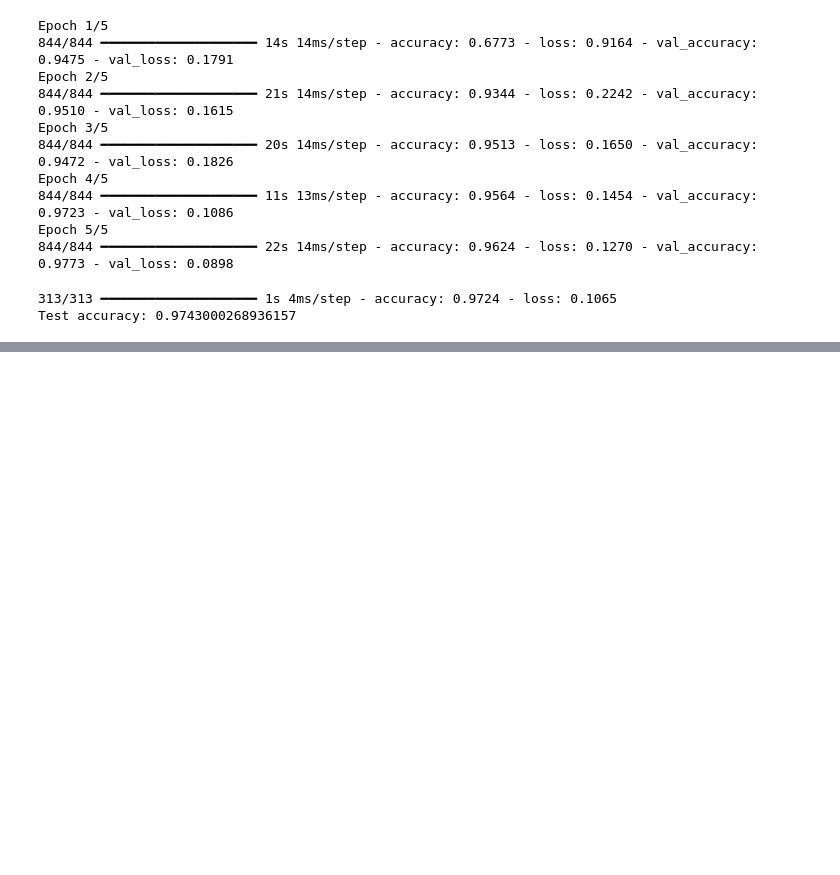
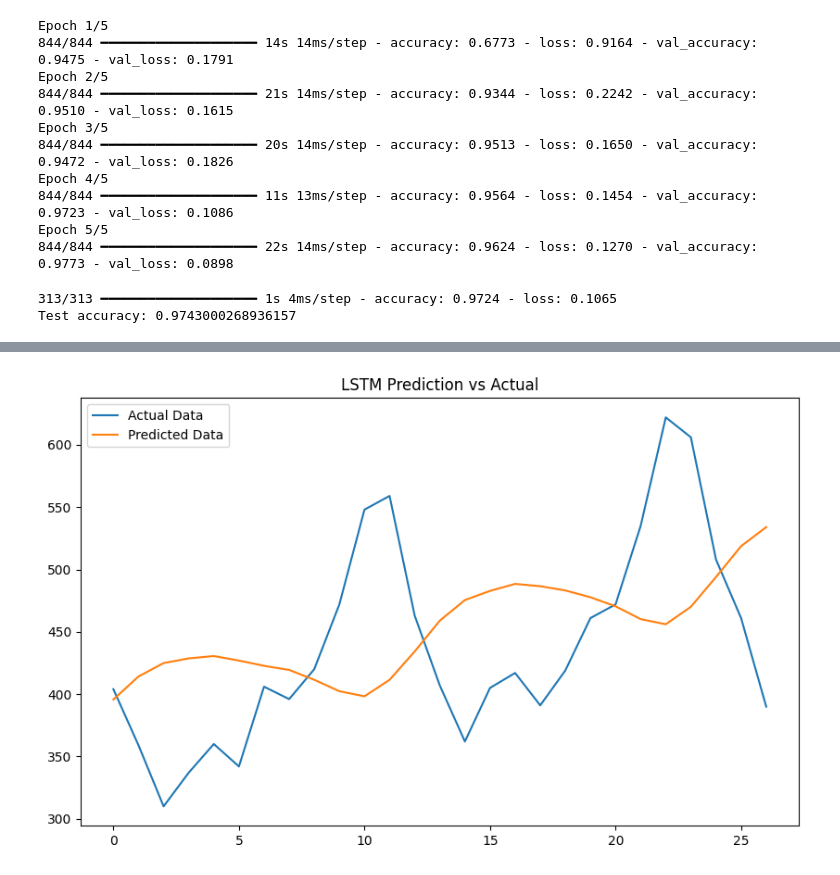
Before and after one commit to akhilmadarapu13/akhil-NLP-L38, a Jupyter notebook: nlp_lab_4.ipynb, the cells around one changed output, grey strips where cells are left out. Cells and saved outputs as stored; diff of their text form; code cells hidden in the pictures; blank space fills up the shorter version.

```diff
--- a/nlp_lab_4.ipynb
+++ b/nlp_lab_4.ipynb
@@ -57,0 +101,5 @@ Test accuracy: 0.9743000268936157
+# %%
+model.compile(optimizer='adam', loss='mean_squared_error')
+# %%
+# Train the model
+history = model.fit(X_train, y_train, epochs=20, batch_size=32, validation_split=0.1)
@@ -57,0 +131,3 @@ Test accuracy: 0.9743000268936157
+# %%
+# Predict the test dataset
+predicted = model.predict(X_test)
@@ -57,0 +136,14 @@ Test accuracy: 0.9743000268936157
+# %%
+# Inverse transform the predictions and actual values to compare
+predicted = scaler.inverse_transform(predicted)
+y_test_scaled = scaler.inverse_transform([y_test])
+# %%
+# Plot the results
+plt.figure(figsize=(10,6))
+plt.plot(y_test_scaled[0], label='Actual Data')
+plt.plot(predicted, label='Predicted Data')
+plt.title('LSTM Prediction vs Actual')
+plt.legend()
+plt.show()
+# %% [output]
+[figure, added]
```
Also changed, not shown: parts of 21 cells of this notebook.
